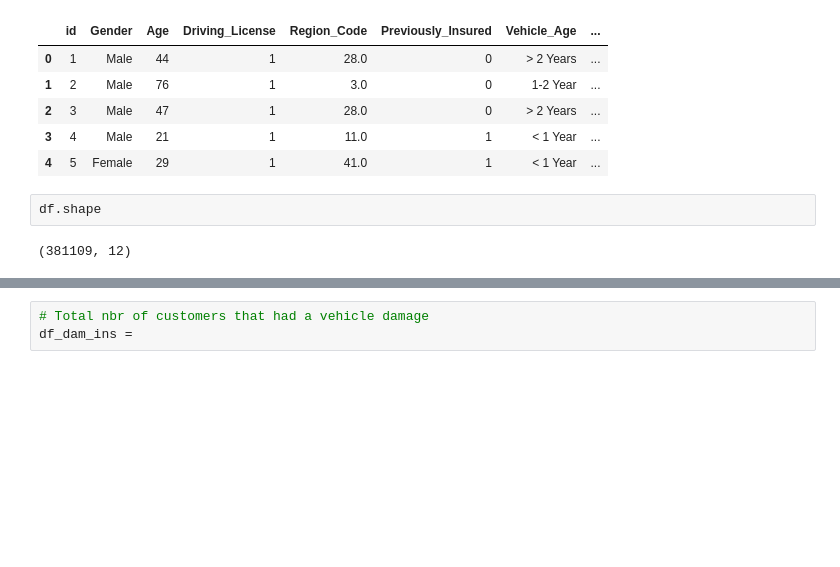
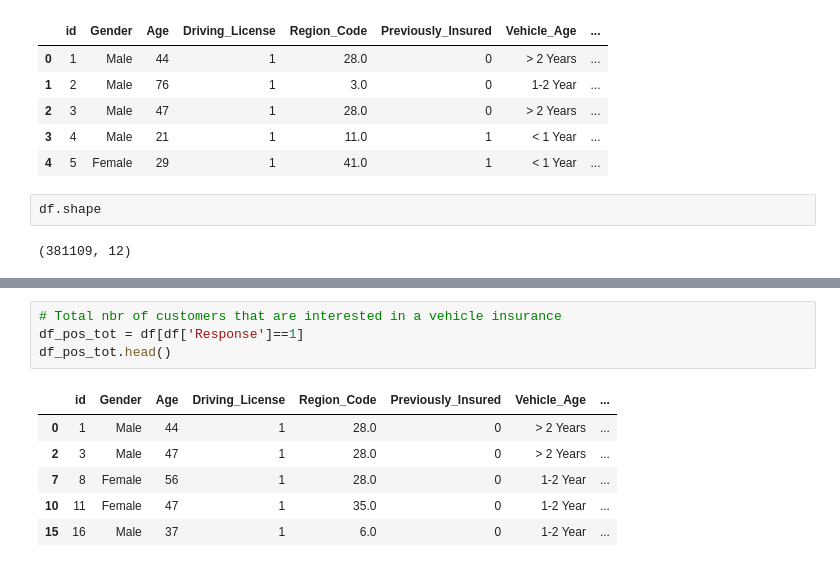
Before and after one commit to asyntychaki/Health-Insurance-Cross-Sell, a Jupyter notebook: 1-Past-insurance.ipynb, the cells around one changed output, grey strips where cells are left out. Drawn from its saved outputs; the diff is of its cells as text; blank space fills up the shorter version.

```diff
--- a/1-Past-insurance.ipynb
+++ b/1-Past-insurance.ipynb
@@ -27,3 +38,11 @@ df_dam_tot.shape[0]
 # %%
-# Total nbr of customers that had a vehicle damage
-df_dam_ins =
+# Total nbr of customers that are interested in a vehicle insurance
+df_pos_tot = df[df['Response']==1]
+df_pos_tot.head()
+# %% [output]
+|  | id | Gender | Age | Driving_License | Region_Code | Previously_Insured | Vehicle_Age | ... |
+| 0 | 1 | Male | 44 | 1 | 28.0 | 0 | > 2 Years | ... |
+| 2 | 3 | Male | 47 | 1 | 28.0 | 0 | > 2 Years | ... |
+| 7 | 8 | Female | 56 | 1 | 28.0 | 0 | 1-2 Year | ... |
+| 10 | 11 | Female | 47 | 1 | 35.0 | 0 | 1-2 Year | ... |
+| 15 | 16 | Male | 37 | 1 | 6.0 | 0 | 1-2 Year | ... |
```
Also changed, not shown: parts of 4 cells of this notebook, 1 other file.
